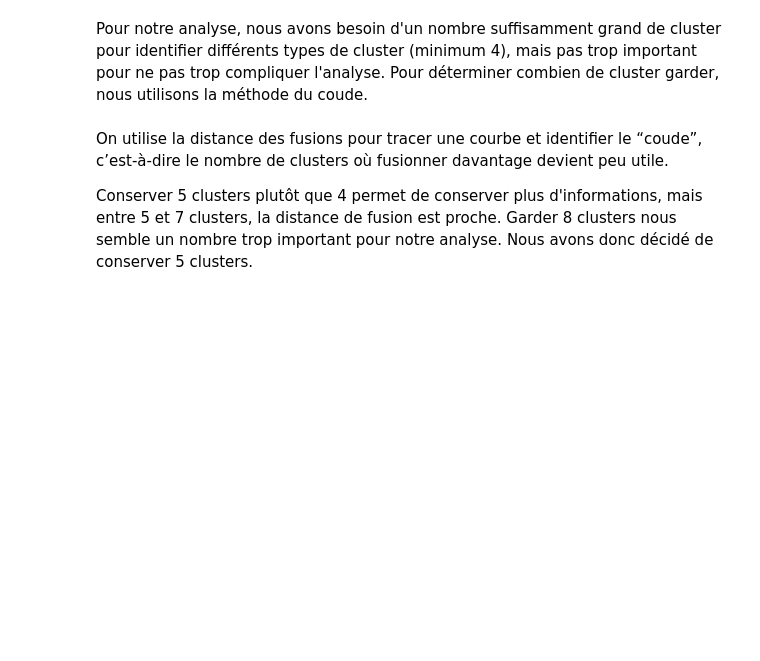
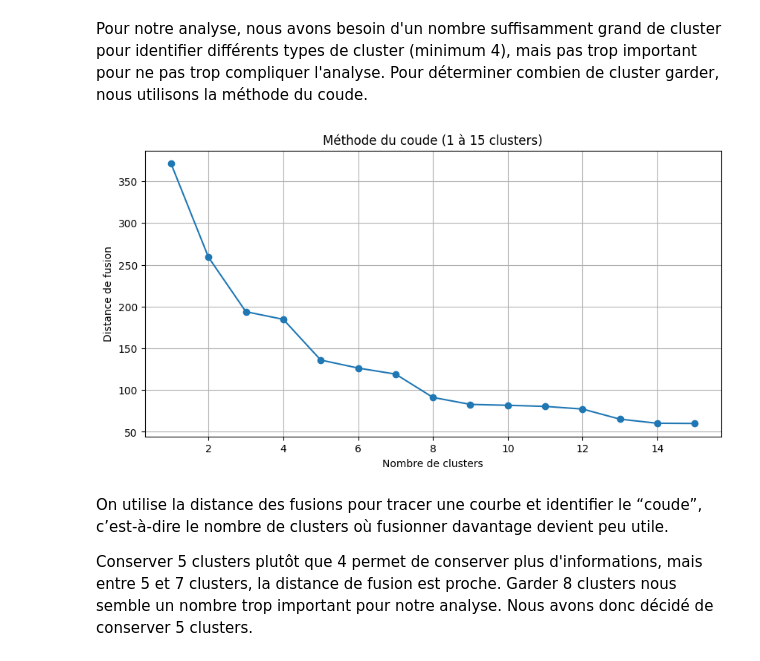
Before and after one commit to margaux-heam/projet_python, a Jupyter notebook: code.ipynb, the cells around one changed output. Cells and saved outputs as stored; diff of their text form; code cells hidden in the pictures; blank space fills up the shorter version.

```diff
--- a/code.ipynb
+++ b/code.ipynb
@@ -190,16 +109,9 @@ plt.show()
 # %% [markdown]
 Pour notre analyse, nous avons besoin d'un nombre suffisamment grand de cluster pour identifier différents types de cluster (minimum 4), mais pas trop important pour ne pas trop compliquer l'analyse. Pour déterminer combien de cluster garder, nous utilisons la méthode du coude.
 # %%
-last = Z[:, 2]
-last_rev = last[::-1]
-
-plt.figure(figsize=(10, 5))
-plt.plot(range(1, 16), last_rev[:15], marker='o')
-plt.xlabel("Nombre de clusters")
-plt.ylabel("Distance de fusion")
-plt.title("Méthode du coude (1 à 15 clusters)")
-plt.grid(True)
-plt.show()
+plotCoude(cah)
+# %% [output]
+[figure, added]
 # %% [markdown]
 On utilise la distance des fusions pour tracer une courbe et identifier le “coude”, c’est-à-dire le nombre de clusters où fusionner davantage devient peu utile.
 
```
Also changed, not shown: parts of 38 cells of this notebook, 2 other files.
